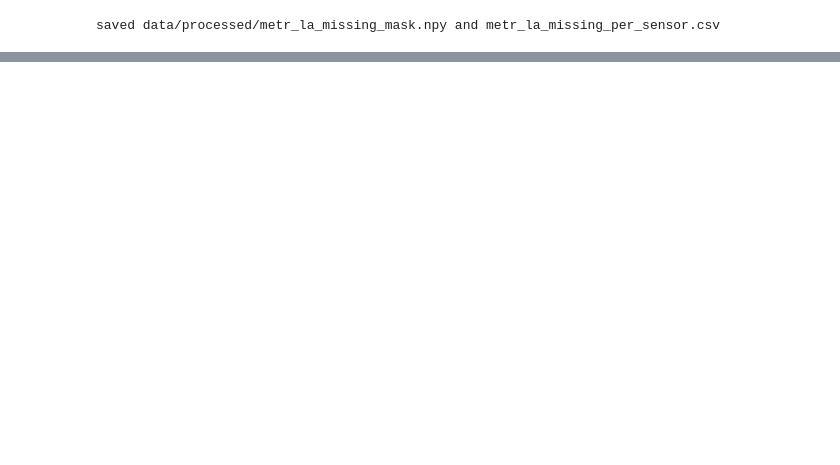
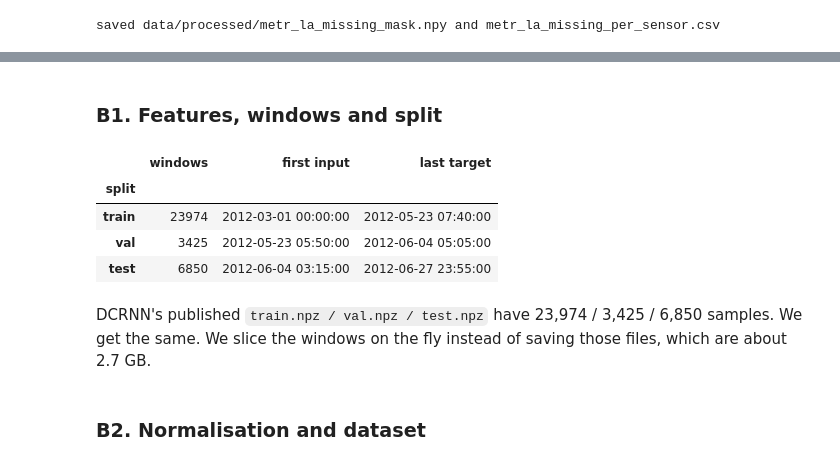
Before and after one commit to AhmadBaabod/SIREN, a Jupyter notebook: traffic_predictor/traffic_predictor.ipynb, the cells around one changed output, grey strips where cells are left out. Drawn from its saved outputs; the diff is of its cells as text; code cells hidden in the pictures; blank space fills up the shorter version.

```diff
--- a/traffic_predictor/01_get_and_check_data.ipynb
+++ b/traffic_predictor/traffic_predictor.ipynb
@@ -249,0 +274,44 @@ saved data/processed/metr_la_missing_mask.npy and metr_la_missing_per_sensor.csv
+# %% [markdown]
+### B1. Features, windows and split
+# %%
+from torch.utils.data import Dataset, DataLoader
+
+SEQ_IN, SEQ_OUT = 12, 12                  # 1 hour in -> 1 hour out
+TRAIN_RATIO, TEST_RATIO = 0.7, 0.2
+HORIZONS = {"5 min": 0, "15 min": 2, "30 min": 5}   # index in the 12-step output
+
+
+def build_features(speed):
+    """(T, N, 2) float32: [speed mph, time of day 0..1), as DCRNN add_time_in_day=True."""
+    idx = speed.index.values
+    tod = (idx - idx.astype("datetime64[D]")) / np.timedelta64(1, "D")
+    tod = np.tile(tod[:, None], (1, speed.shape[1]))
+    return np.stack([speed.values, tod], axis=-1).astype(np.float32)
+
+
+def split_starts(num_steps):
+    """Index t of the last input step of every window, split like DCRNN (by window, in time order)."""
+    t = np.arange(SEQ_IN - 1, num_steps - SEQ_OUT)
+    n = len(t)
+    n_test, n_train = round(n * TEST_RATIO), round(n * TRAIN_RATIO)
+    n_val = n - n_test - n_train
+    return {"train": t[:n_train], "val": t[n_train:n_train + n_val], "test": t[-n_test:]}
+
+
+data = build_features(speed)              # `speed` is the (time, sensor) DataFrame from part A
+starts = split_starts(len(data))
+
+pd.DataFrame([{"split": k, "windows": len(t),
+               "first input": times[t[0] - SEQ_IN + 1], "last target": times[t[-1] + SEQ_OUT]}
+              for k, t in starts.items()]).set_index("split")
+# %% [output]
+|  | windows | first input | last target |
+| split |  |  |  |
+| train | 23974 | 2012-03-01 00:00:00 | 2012-05-23 07:40:00 |
+| val | 3425 | 2012-05-23 05:50:00 | 2012-06-04 05:05:00 |
+| test | 6850 | 2012-06-04 03:15:00 | 2012-06-27 23:55:00 |
+# %% [markdown]
+DCRNN's published `train.npz / val.npz / test.npz` have 23,974 / 3,425 / 6,850 samples. We get the same.
+We slice the windows on the fly instead of saving those files, which are about 2.7 GB.
+# %% [markdown]
+### B2. Normalisation and dataset
```
Also changed, not shown: parts of 19 cells of this notebook, 5 other files.
